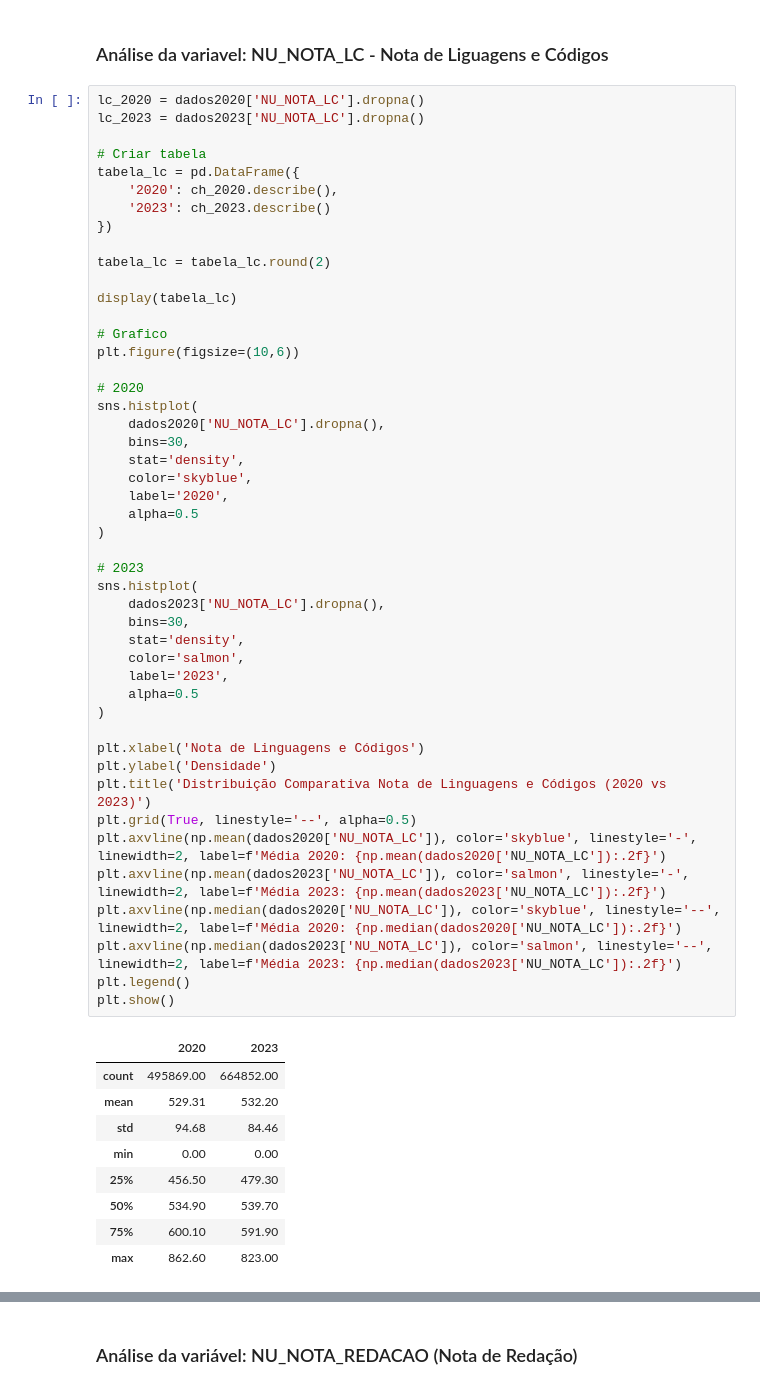
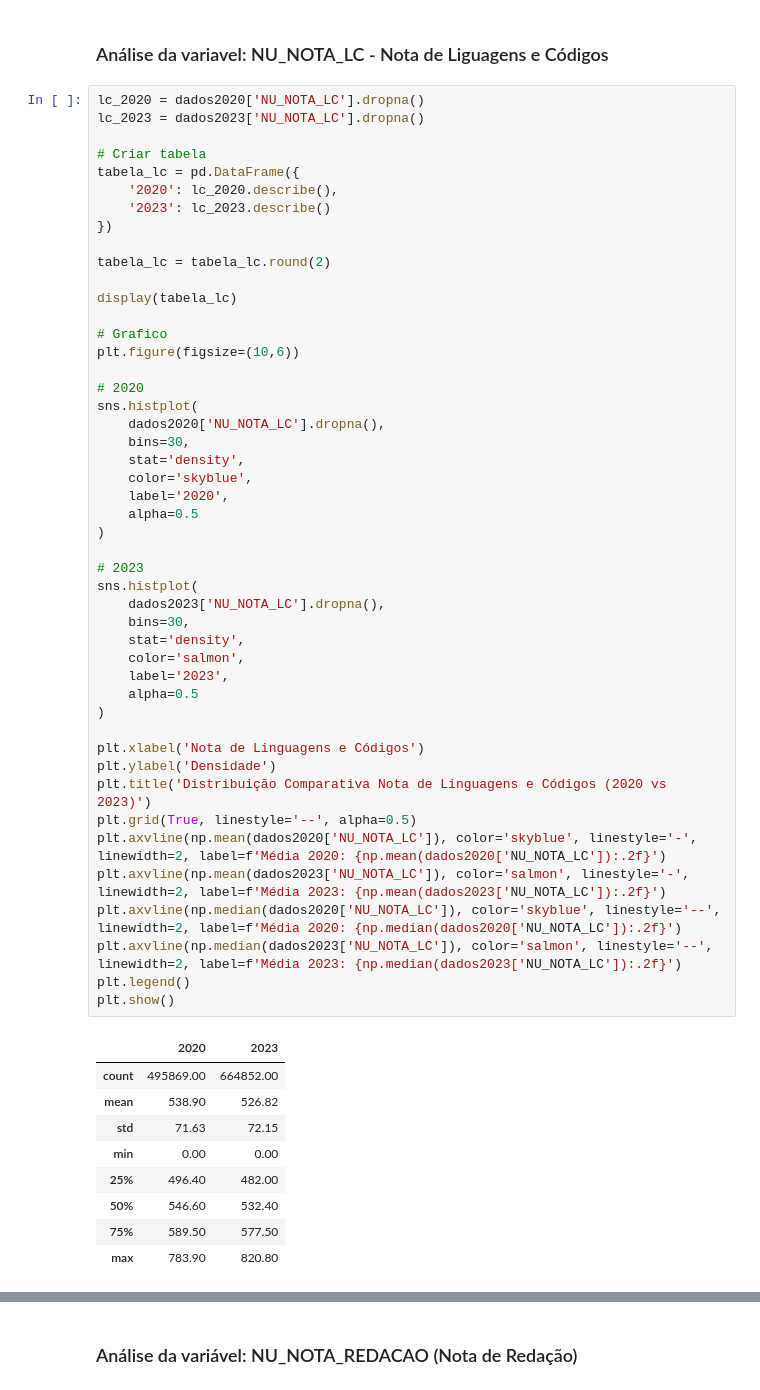
Before and after one commit to AllineOliveira/Projeto-2-Cdados, a Jupyter notebook: Projeto 2 - Grupo 6 2.ipynb, the cells around one changed output, grey strips where cells are left out. Drawn from its saved outputs; the diff is of its cells as text.

```diff
--- a/Projeto 2 - Grupo 6 2.ipynb
+++ b/Projeto 2 - Grupo 6 2.ipynb
@@ -1531,8 +1507,8 @@ lc_2023 = dados2023['NU_NOTA_LC'].dropna()
 
 # Criar tabela
 tabela_lc = pd.DataFrame({
-    '2020': ch_2020.describe(),
-    '2023': ch_2023.describe()
+    '2020': lc_2020.describe(),
+    '2023': lc_2023.describe()
 })
 
 tabela_lc = tabela_lc.round(2)
@@ -1548,38 +1524,38 @@ sns.histplot(
     bins=30,
     stat='density',
     color='skyblue',
     label='2020',
     alpha=0.5
 )
 
 # 2023
 sns.histplot(
     dados2023['NU_NOTA_LC'].dropna(),
     bins=30,
     stat='density',
     color='salmon',
     label='2023',
     alpha=0.5
 )
 
 plt.xlabel('Nota de Linguagens e Códigos')
 plt.ylabel('Densidade')
 plt.title('Distribuição Comparativa Nota de Linguagens e Códigos (2020 vs 2023)')
 plt.grid(True, linestyle='--', alpha=0.5)
 plt.axvline(np.mean(dados2020['NU_NOTA_LC']), color='skyblue', linestyle='-', linewidth=2, label=f'Média 2020: {np.mean(dados2020['NU_NOTA_LC']):.2f}')
 plt.axvline(np.mean(dados2023['NU_NOTA_LC']), color='salmon', linestyle='-', linewidth=2, label=f'Média 2023: {np.mean(dados2023['NU_NOTA_LC']):.2f}')
 plt.axvline(np.median(dados2020['NU_NOTA_LC']), color='skyblue', linestyle='--', linewidth=2, label=f'Média 2020: {np.median(dados2020['NU_NOTA_LC']):.2f}')
 plt.axvline(np.median(dados2023['NU_NOTA_LC']), color='salmon', linestyle='--', linewidth=2, label=f'Média 2023: {np.median(dados2023['NU_NOTA_LC']):.2f}')
 plt.legend()
 plt.show()
 # %% [output]
 |  | 2020 | 2023 |
 | count | 495869.00 | 664852.00 |
-| mean | 529.31 | 532.20 |
-| std | 94.68 | 84.46 |
+| mean | 538.90 | 526.82 |
+| std | 71.63 | 72.15 |
 | min | 0.00 | 0.00 |
-| 25% | 456.50 | 479.30 |
-| 50% | 534.90 | 539.70 |
-| 75% | 600.10 | 591.90 |
-| max | 862.60 | 823.00 |
+| 25% | 496.40 | 482.00 |
+| 50% | 546.60 | 532.40 |
+| 75% | 589.50 | 577.50 |
+| max | 783.90 | 820.80 |
 [figure]
```
Also changed, not shown: parts of 23 cells of this notebook.
